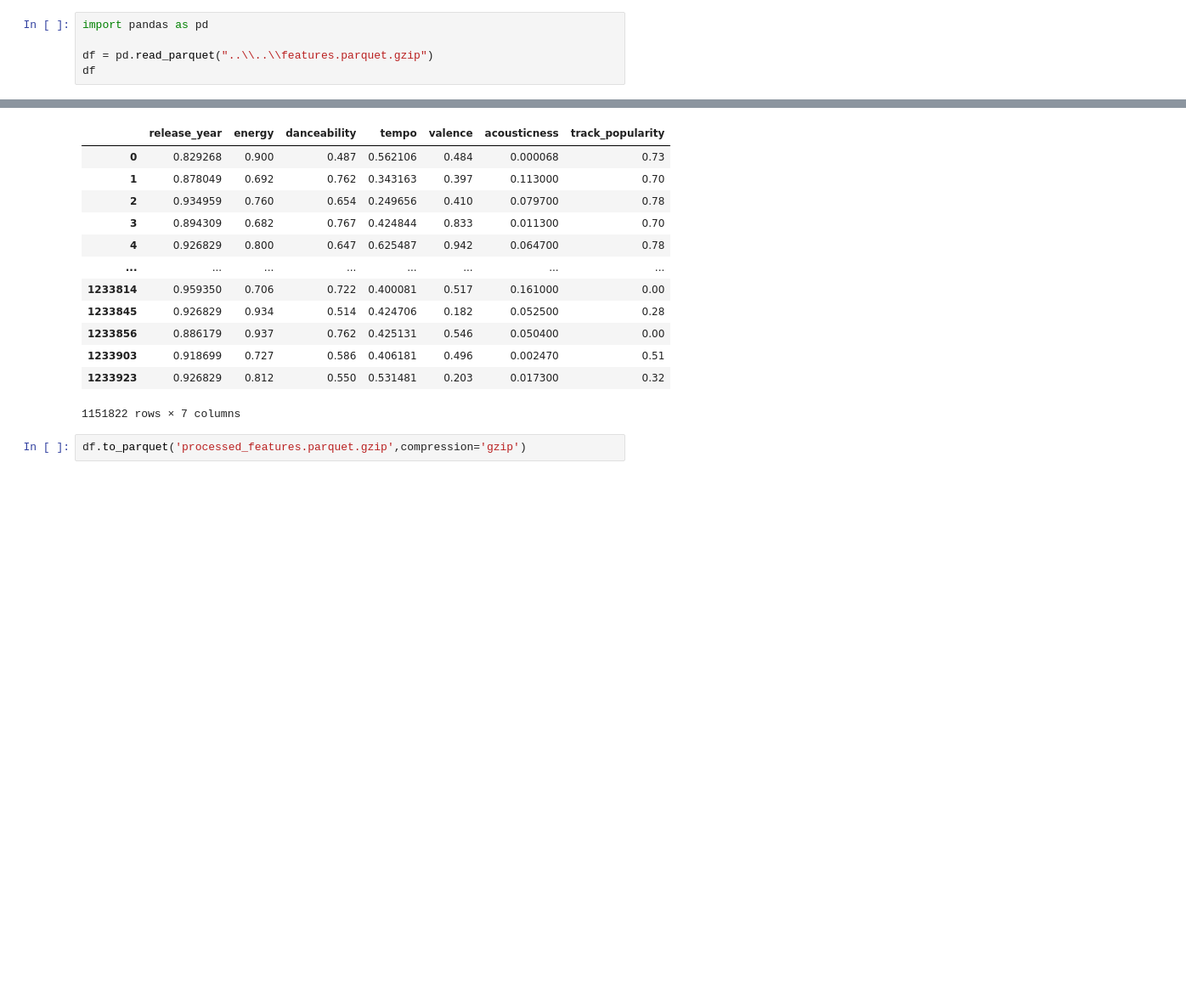
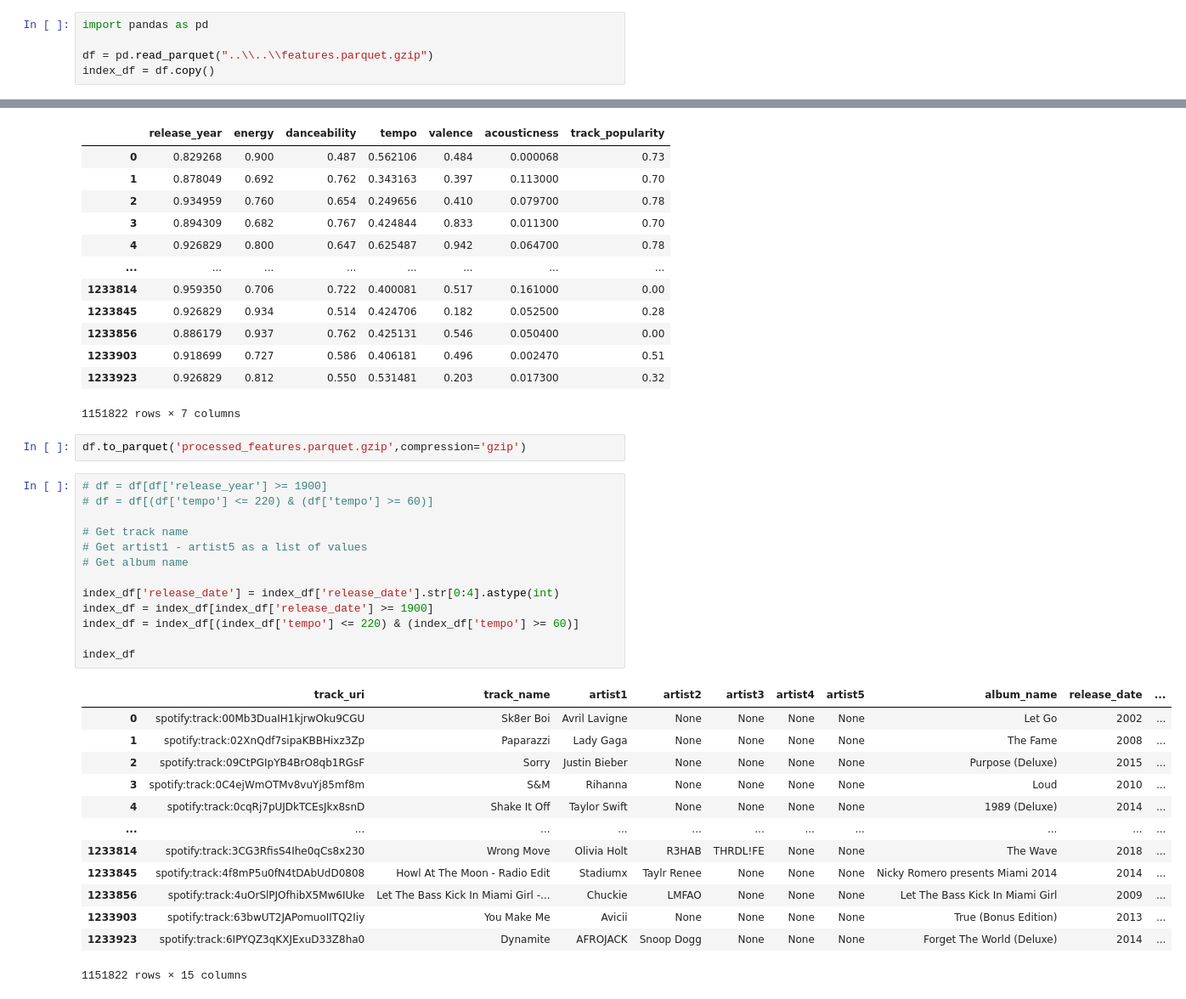
Before and after one commit to datascienceclubUVU/UVU-2022-2023, a Jupyter notebook: model/preprocess.ipynb, the cells around one changed output, grey strips where cells are left out. Shown at 85% size. Cells and saved outputs as stored; diff of their text form; blank space fills up the shorter version.

Commit message:
made dataframe of song indices

```diff
--- a/model/preprocess.ipynb
+++ b/model/preprocess.ipynb
@@ -2,4 +2,4 @@
 import pandas as pd
 
 df = pd.read_parquet("..\\..\\features.parquet.gzip")
-df
+index_df = df.copy()
@@ -149,3 +135,30 @@ df
 1151822 rows × 7 columns
 # %%
 df.to_parquet('processed_features.parquet.gzip',compression='gzip')
+# %%
+# df = df[df['release_year'] >= 1900]
+# df = df[(df['tempo'] <= 220) & (df['tempo'] >= 60)]
+
+# Get track name
+# Get artist1 - artist5 as a list of values
+# Get album name
+
+index_df['release_date'] = index_df['release_date'].str[0:4].astype(int)
+index_df = index_df[index_df['release_date'] >= 1900]
+index_df = index_df[(index_df['tempo'] <= 220) & (index_df['tempo'] >= 60)]
+
+index_df
+# %% [output]
+|  | track_uri | track_name | artist1 | artist2 | artist3 | artist4 | artist5 | album_name | release_date | ... |
+| 0 | spotify:track:00Mb3DuaIH1kjrwOku9CGU | Sk8er Boi | Avril Lavigne | None | None | None | None | Let Go | 2002 | ... |
+| 1 | spotify:track:02XnQdf7sipaKBBHixz3Zp | Paparazzi | Lady Gaga | None | None | None | None | The Fame | 2008 | ... |
+| 2 | spotify:track:09CtPGIpYB4BrO8qb1RGsF | Sorry | Justin Bieber | None | None | None | None | Purpose (Deluxe) | 2015 | ... |
+| 3 | spotify:track:0C4ejWmOTMv8vuYj85mf8m | S&M | Rihanna | None | None | None | None | Loud | 2010 | ... |
+| 4 | spotify:track:0cqRj7pUJDkTCEsJkx8snD | Shake It Off | Taylor Swift | None | None | None | None | 1989 (Deluxe) | 2014 | ... |
+| ... | ... | ... | ... | ... | ... | ... | ... | ... | ... | ... |
+| 1233814 | spotify:track:3CG3RfisS4Ihe0qCs8x230 | Wrong Move | Olivia Holt | R3HAB | THRDL!FE | None | None | The Wave | 2018 | ... |
+| 1233845 | spotify:track:4f8mP5u0fN4tDAbUdD0808 | Howl At The Moon - Radio Edit | Stadiumx | Taylr Renee | None | None | None | Nicky Romero presents Miami 2014 | 2014 | ... |
+| 1233856 | spotify:track:4uOrSlPJOfhibX5Mw6IUke | Let The Bass Kick In Miami Girl -... | Chuckie | LMFAO | None | None | None | Let The Bass Kick In Miami Girl | 2009 | ... |
+| 1233903 | spotify:track:63bwUT2JAPomuoIITQ2Iiy | You Make Me | Avicii | None | None | None | None | True (Bonus Edition) | 2013 | ... |
+| 1233923 | spotify:track:6IPYQZ3qKXJExuD33Z8ha0 | Dynamite | AFROJACK | Snoop Dogg | None | None | None | Forget The World (Deluxe) | 2014 | ... |
+1151822 rows × 15 columns
```
Also changed, not shown: parts of 3 cells of this notebook, 1 other file.
